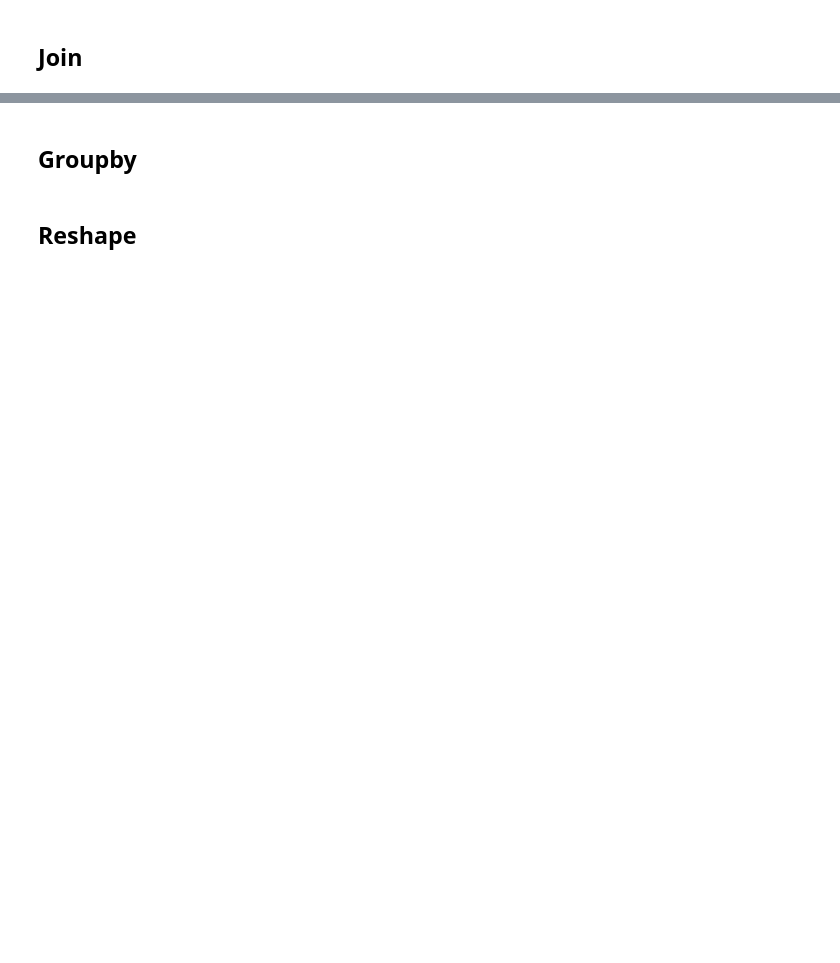
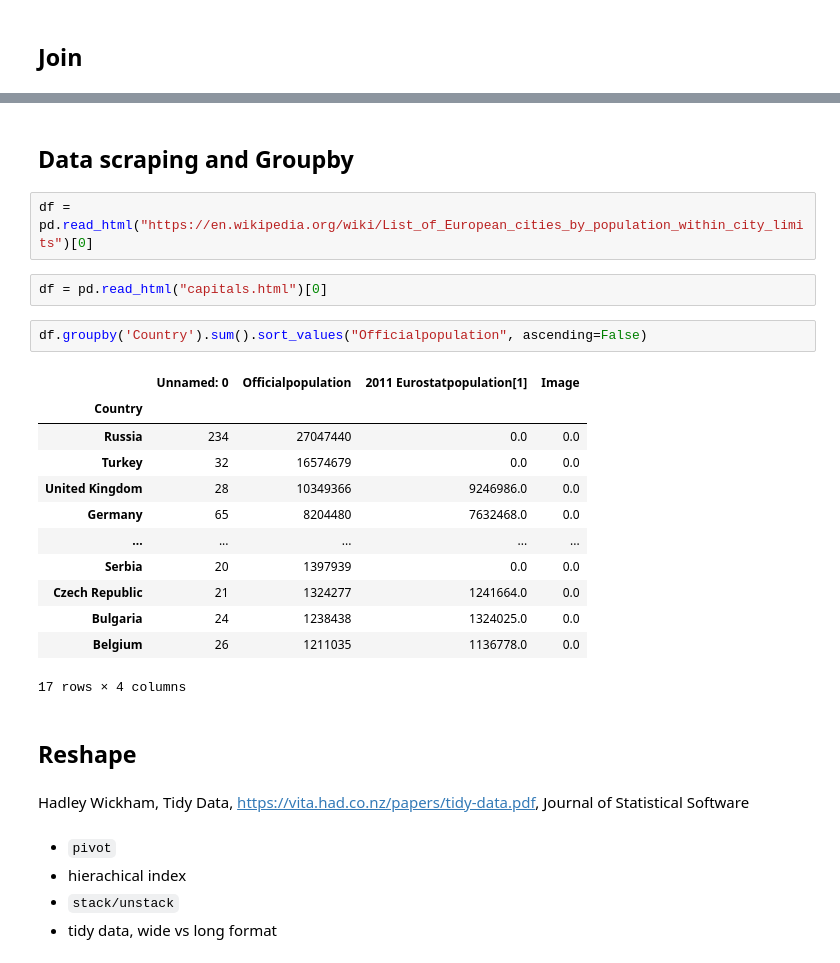
Before and after one commit to btel/2021-03-29-uj-python, a Jupyter notebook: introduction_to_pandas.ipynb, the cells around one changed output, grey strips where cells are left out. Saved outputs shown, nothing was run; the diff lists cells and outputs as text; blank space fills up the shorter version.

```diff
--- a/introduction_to_pandas.ipynb
+++ b/introduction_to_pandas.ipynb
@@ -348,4 +471,30 @@ Calculate (and plot) mean GDP for each year
 # %% [markdown]
-## Groupby
+## Data scraping and Groupby
+# %%
+df = pd.read_html("https://en.wikipedia.org/wiki/List_of_European_cities_by_population_within_city_limits")[0]
+# %%
+df = pd.read_html("capitals.html")[0]
+# %%
+df.groupby('Country').sum().sort_values("Officialpopulation", ascending=False)
+# %% [output]
+|  | Unnamed: 0 | Officialpopulation | 2011 Eurostatpopulation[1] | Image |
+| Country |  |  |  |  |
+| Russia | 234 | 27047440 | 0.0 | 0.0 |
+| Turkey | 32 | 16574679 | 0.0 | 0.0 |
+| United Kingdom | 28 | 10349366 | 9246986.0 | 0.0 |
+| Germany | 65 | 8204480 | 7632468.0 | 0.0 |
+| ... | ... | ... | ... | ... |
+| Serbia | 20 | 1397939 | 0.0 | 0.0 |
+| Czech Republic | 21 | 1324277 | 1241664.0 | 0.0 |
+| Bulgaria | 24 | 1238438 | 1324025.0 | 0.0 |
+| Belgium | 26 | 1211035 | 1136778.0 | 0.0 |
+17 rows × 4 columns
 # %% [markdown]
 ## Reshape
+# %% [markdown]
+Hadley Wickham, Tidy Data, https://vita.had.co.nz/papers/tidy-data.pdf, Journal of Statistical Software
+# %% [markdown]
+* `pivot`
+* hierachical index
+* `stack/unstack`
+* tidy data, wide vs long format
```
Also changed, not shown: parts of 36 cells of this notebook, 11 other files.
